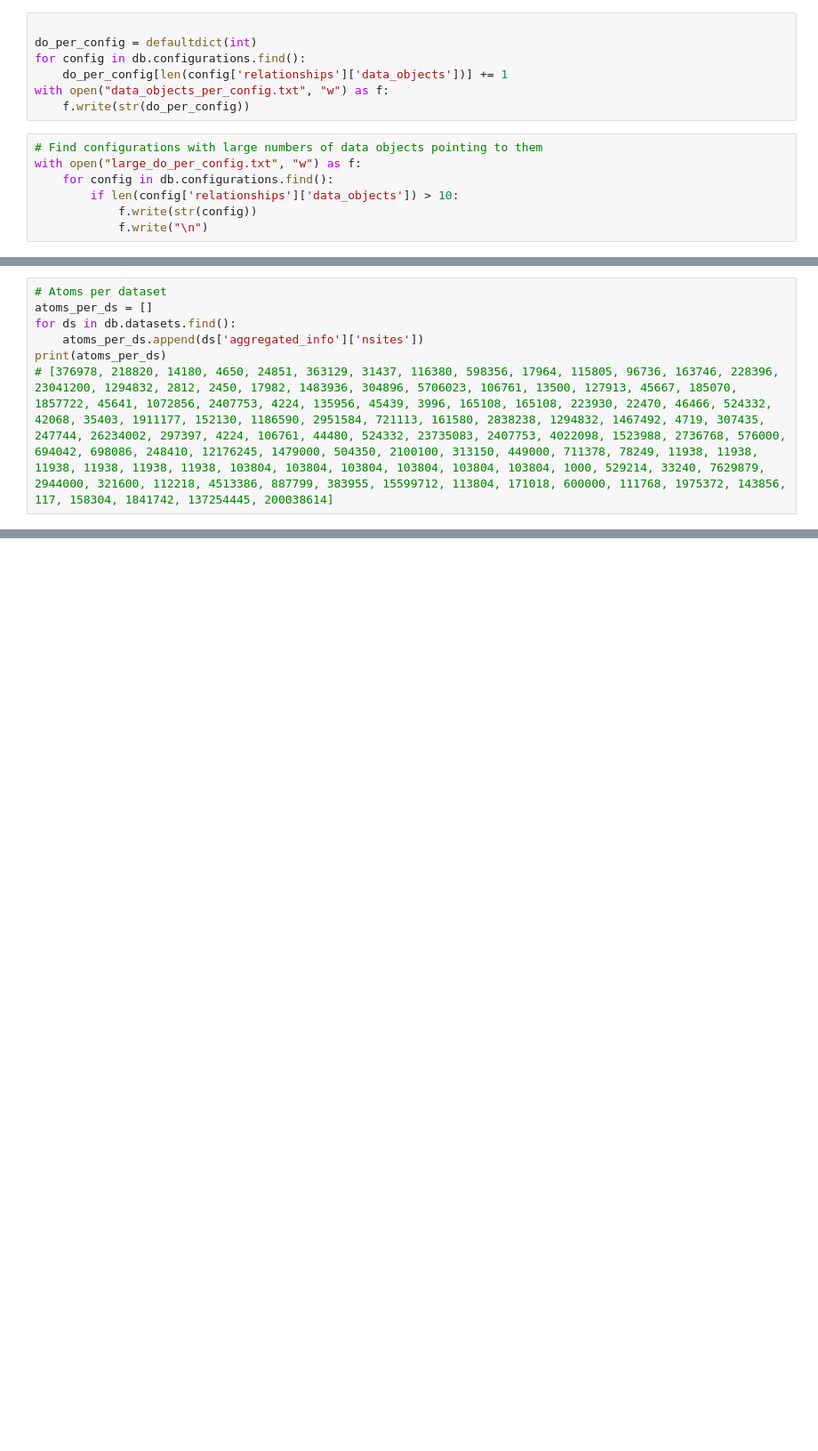
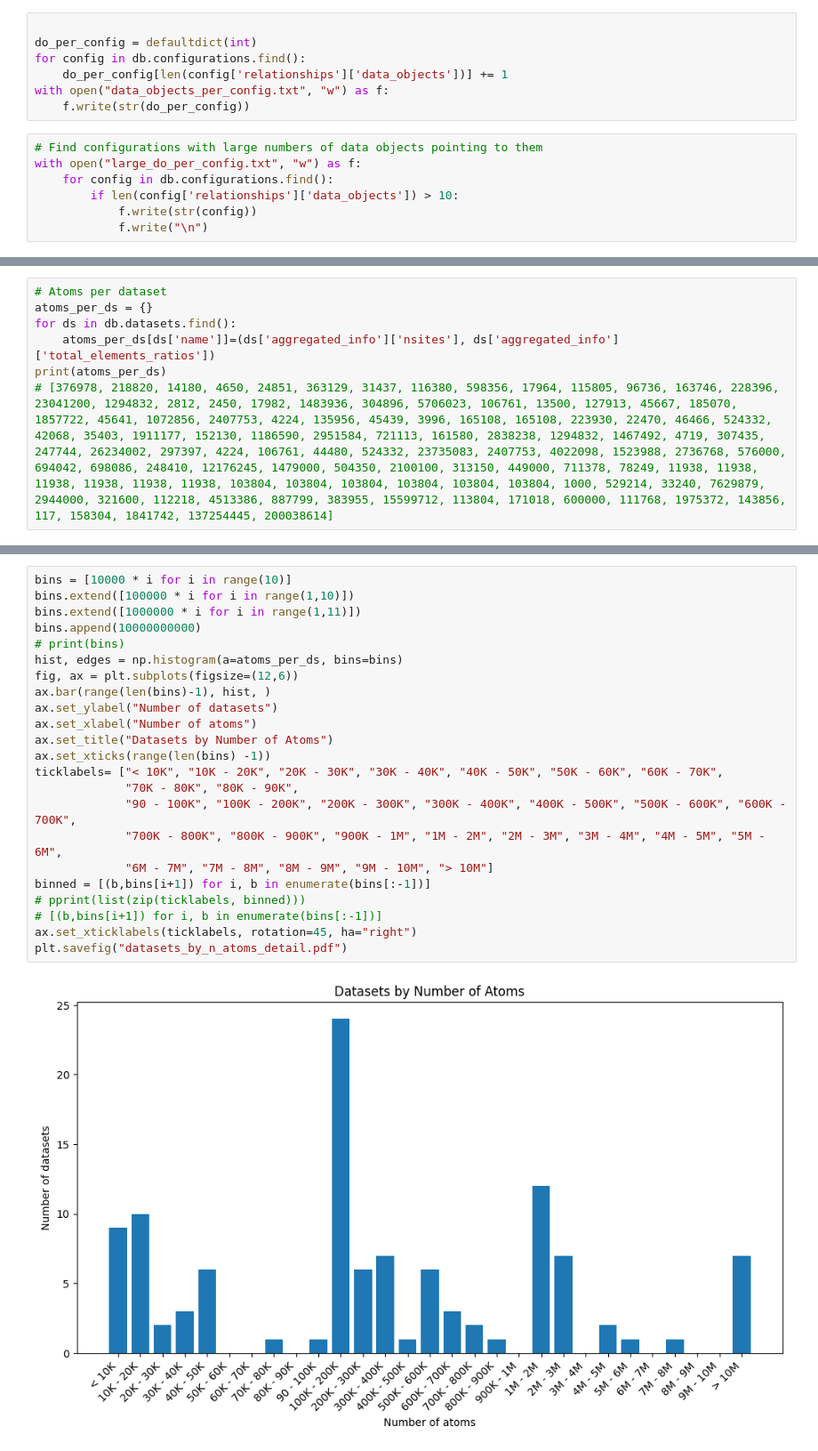
Before and after one commit to gpwolfe/colabfit, a Jupyter notebook: notebooks/db_queries.ipynb, the cells around one changed output, grey strips where cells are left out. Shown at 89% size. Cells and saved outputs as stored; diff of their text form; blank space fills up the shorter version.

```diff
--- a/notebooks/db_queries.ipynb
+++ b/notebooks/db_queries.ipynb
@@ -110,8 +167,8 @@ cauchy_stress = db.property_instances.estimated_document_count({"type":"cauchy-s
 # %%
 # Atoms per dataset
-atoms_per_ds = []
+atoms_per_ds = {}
 for ds in db.datasets.find():
-    atoms_per_ds.append(ds['aggregated_info']['nsites'])
+    atoms_per_ds[ds['name']]=(ds['aggregated_info']['nsites'], ds['aggregated_info']['total_elements_ratios'])
 print(atoms_per_ds)
 # [376978, 218820, 14180, 4650, 24851, 363129, 31437, 116380, 598356, 17964, 115805, 96736, 163746, 228396, 23041200, 1294832, 2812, 2450, 17982, 1483936, 304896, 5706023, 106761, 13500, 127913, 45667, 185070, 1857722, 45641, 1072856, 2407753, 4224, 135956, 45439, 3996, 165108, 165108, 223930, 22470, 46466, 524332, 42068, 35403, 1911177, 152130, 1186590, 2951584, 721113, 161580, 2838238, 1294832, 1467492, 4719, 307435, 247744, 26234002, 297397, 4224, 106761, 44480, 524332, 23735083, 2407753, 4022098, 1523988, 2736768, 576000, 694042, 698086, 248410, 12176245, 1479000, 504350, 2100100, 313150, 449000, 711378, 78249, 11938, 11938, 11938, 11938, 11938, 11938, 103804, 103804, 103804, 103804, 103804, 103804, 1000, 529214, 33240, 7629879, 2944000, 321600, 112218, 4513386, 887799, 383955, 15599712, 113804, 171018, 600000, 111768, 1975372, 143856, 117, 158304, 1841742, 137254445, 200038614]
 # %% [output]
@@ -118,0 +184,25 @@ print(atoms_per_ds)
+# %%
+bins = [10000 * i for i in range(10)]
+bins.extend([100000 * i for i in range(1,10)])
+bins.extend([1000000 * i for i in range(1,11)])
+bins.append(10000000000)
+# print(bins)
+hist, edges = np.histogram(a=atoms_per_ds, bins=bins)
+fig, ax = plt.subplots(figsize=(12,6))
+ax.bar(range(len(bins)-1), hist, )
+ax.set_ylabel("Number of datasets")
+ax.set_xlabel("Number of atoms")
+ax.set_title("Datasets by Number of Atoms")
+ax.set_xticks(range(len(bins) -1))
+ticklabels= ["< 10K", "10K - 20K", "20K - 30K", "30K - 40K", "40K - 50K", "50K - 60K", "60K - 70K",
+             "70K - 80K", "80K - 90K",
+             "90 - 100K", "100K - 200K", "200K - 300K", "300K - 400K", "400K - 500K", "500K - 600K", "600K - 700K",
+             "700K - 800K", "800K - 900K", "900K - 1M", "1M - 2M", "2M - 3M", "3M - 4M", "4M - 5M", "5M - 6M",
+             "6M - 7M", "7M - 8M", "8M - 9M", "9M - 10M", "> 10M"]
+binned = [(b,bins[i+1]) for i, b in enumerate(bins[:-1])]
+# pprint(list(zip(ticklabels, binned)))
+# [(b,bins[i+1]) for i, b in enumerate(bins[:-1])]
+ax.set_xticklabels(ticklabels, rotation=45, ha="right")
+plt.savefig("datasets_by_n_atoms_detail.pdf")
+# %% [output]
+[figure, added]
```
Also changed, not shown: parts of 37 cells of this notebook.
